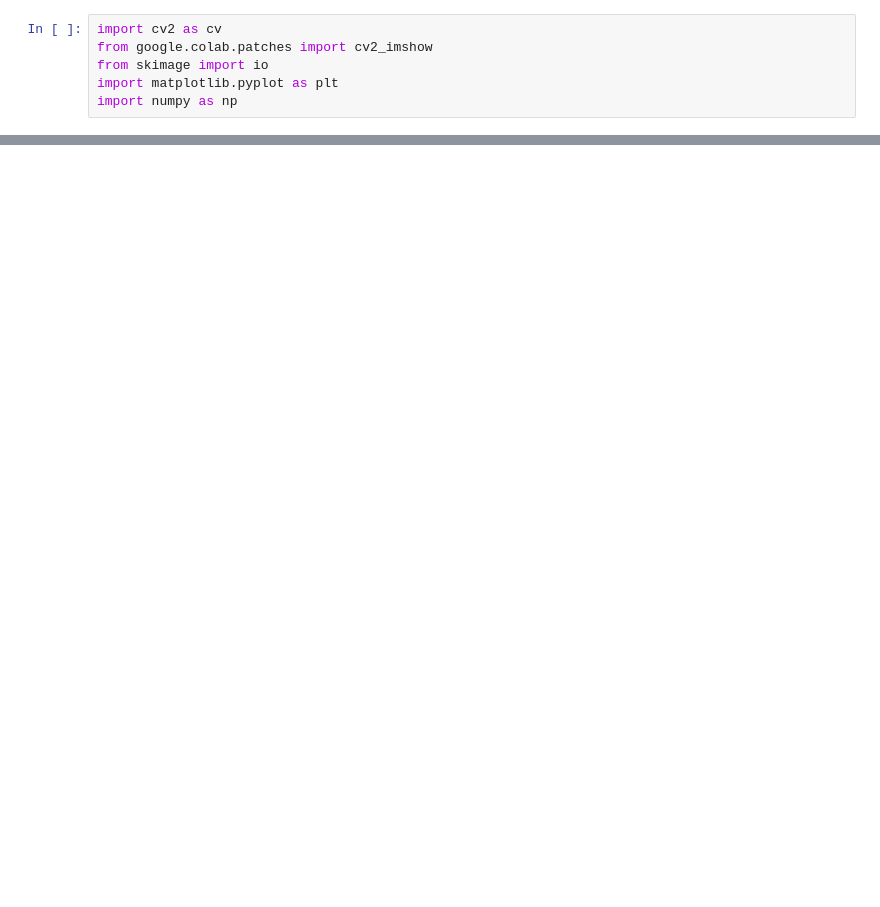
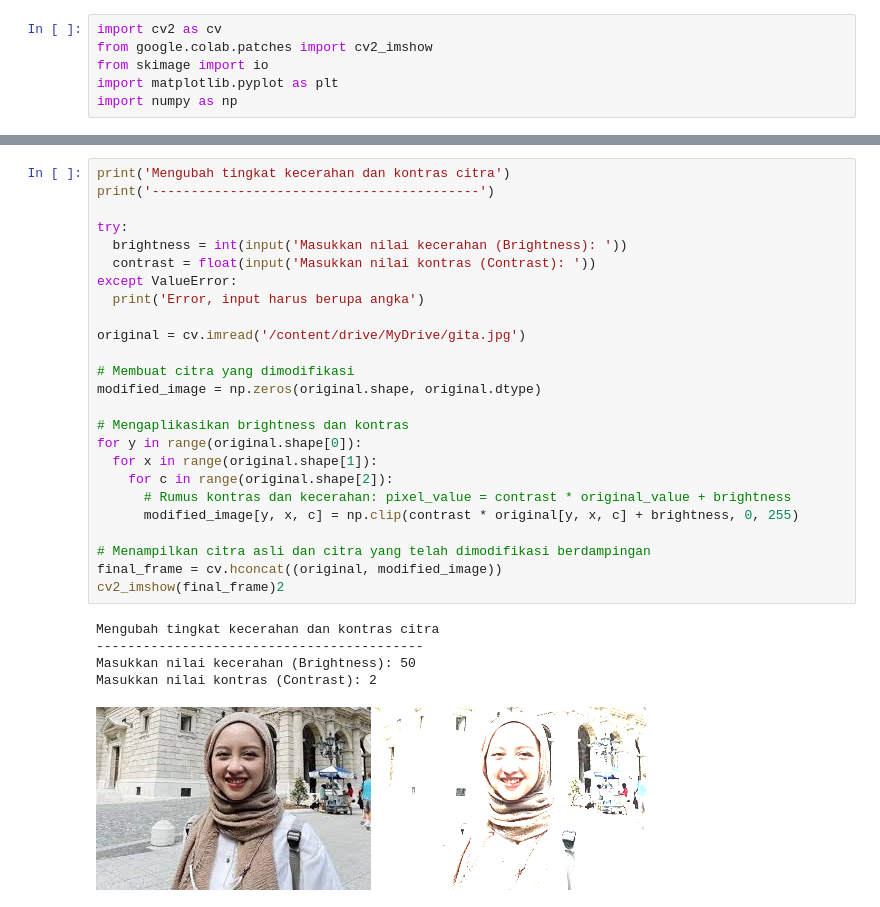
Before and after one commit to PuputGaluh/PCVK_244107027014_Puput, a Jupyter notebook: Week3(Modul3).ipynb, the cells around one changed output, grey strips where cells are left out. Drawn from its saved outputs; the diff is of its cells as text; blank space fills up the shorter version.

```diff
--- a/Week3(Modul3).ipynb
+++ b/Week3(Modul3).ipynb
@@ -16,0 +57,31 @@ Mounted at /content/drive
+# %%
+print('Mengubah tingkat kecerahan dan kontras citra')
+print('------------------------------------------')
+
+try:
+  brightness = int(input('Masukkan nilai kecerahan (Brightness): '))
+  contrast = float(input('Masukkan nilai kontras (Contrast): '))
+except ValueError:
+  print('Error, input harus berupa angka')
+
+original = cv.imread('/content/drive/MyDrive/gita.jpg')
+
+# Membuat citra yang dimodifikasi
+modified_image = np.zeros(original.shape, original.dtype)
+
+# Mengaplikasikan brightness dan kontras
+for y in range(original.shape[0]):
+  for x in range(original.shape[1]):
+    for c in range(original.shape[2]):
+      # Rumus kontras dan kecerahan: pixel_value = contrast * original_value + brightness
+      modified_image[y, x, c] = np.clip(contrast * original[y, x, c] + brightness, 0, 255)
+
+# Menampilkan citra asli dan citra yang telah dimodifikasi berdampingan
+final_frame = cv.hconcat((original, modified_image))
+cv2_imshow(final_frame)2
+# %% [output]
+Mengubah tingkat kecerahan dan kontras citra
+------------------------------------------
+Masukkan nilai kecerahan (Brightness): 50
+Masukkan nilai kontras (Contrast): 2
+[figure, added]
```
Also changed, not shown: parts of 9 cells of this notebook.
